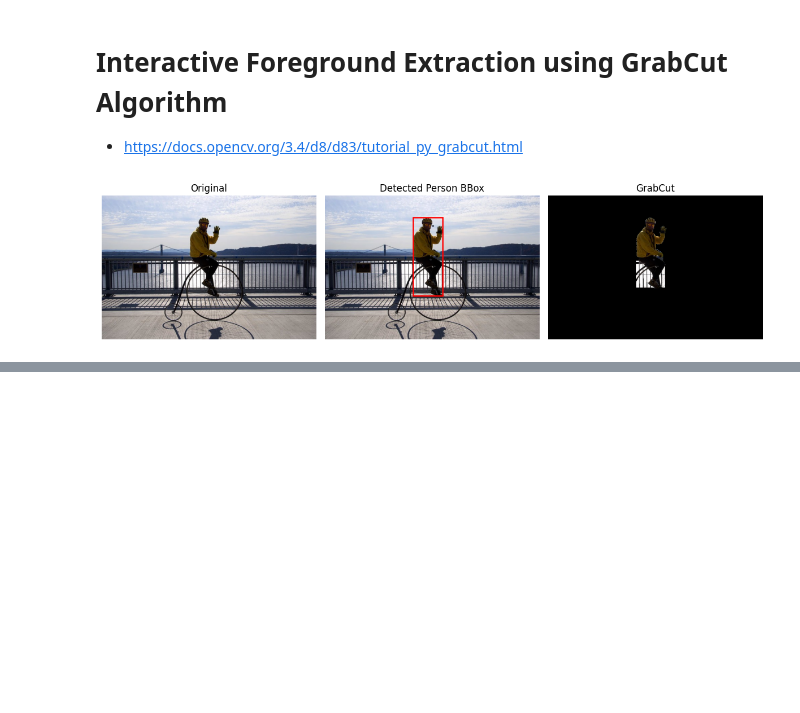
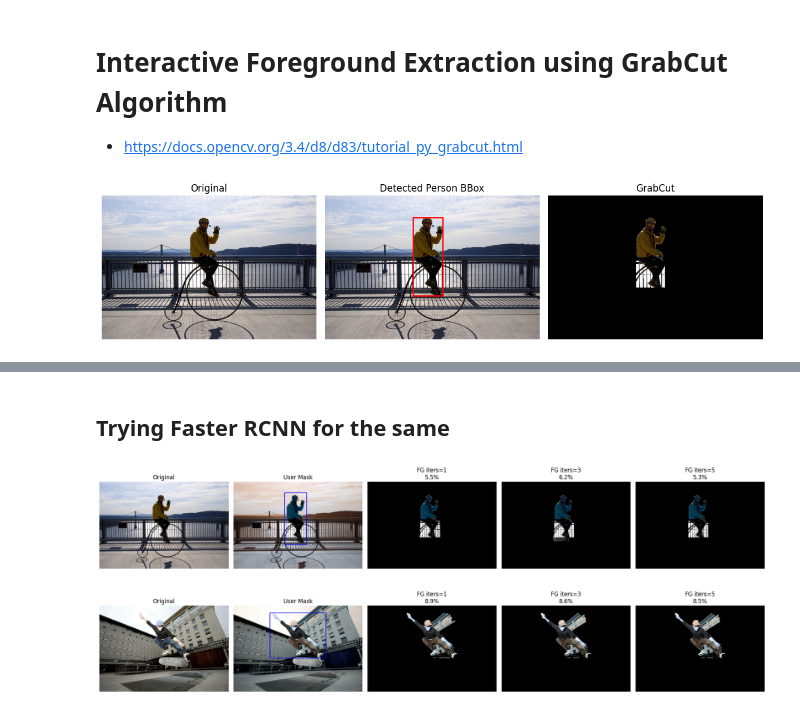
Before and after one commit to aakriti-st126490/SegmentationToVAE, a Jupyter notebook: Task_1.ipynb, the cells around one changed output, grey strips where cells are left out. Cells and saved outputs as stored; diff of their text form; code cells hidden in the pictures; blank space fills up the shorter version.

Commit message:
Added iterations, tried out SSD

```diff
--- a/Task_1.ipynb
+++ b/Task_1.ipynb
@@ -86,0 +172,79 @@ plt.show()
+# %% [markdown]
+## Trying Faster RCNN for the same
+# %%
+def grabcut_with_iterations(img_np, rect, iterations_list=[1,3,5]):
+    results = []
+    h, w = img_np.shape[:2]
+
+    for iters in iterations_list:
+        mask = np.zeros((h, w), np.uint8)
+        bgdModel = np.zeros((1,65), np.float64)
+        fgdModel = np.zeros((1,65), np.float64)
+        cv2.grabCut(img_np, mask, rect, bgdModel, fgdModel, iters, cv2.GC_INIT_WITH_RECT)
+        mask2 = np.where((mask==2)|(mask==0),0,1).astype('uint8')
+        fg_only = img_np * mask2[:, :, np.newaxis]
+        overlay = img_np.copy()
+        overlay[mask2==0] = (0,0,0)
+        fg_percent = mask2.sum() / (h*w) * 100
+        results.append((iters, mask2, fg_only, overlay, fg_percent))
+    return results
+
+def detect_person_bbox(img_path, model, margin=10):
+    img = Image.open(img_path).convert("RGB")
+    img_np = np.array(img)
+    h_orig, w_orig = img_np.shape[:2]
+    tensor = torchvision.transforms.functional.to_tensor(img)
+    with torch.no_grad():
+        outputs = model([tensor])[0]
+    boxes = outputs['boxes']
+    labels = outputs['labels']
+    scores = outputs['scores']
+    person_boxes = [(box, score) for box, label, score in zip(boxes, labels, scores)
+                    if label==1 and score>0.5]
+    if len(person_boxes)==0:
+        raise Exception(f"No person detected in {img_path}")
+    best_box, _ = max(person_boxes, key=lambda x:x[1])
+    bx1, by1, bx2, by2 = best_box.int().tolist()
+    bw, bh = bx2-bx1, by2-by1
+
+    # Add margin and clamp to image bounds
+    x = max(bx1 - margin, 0)
+    y = max(by1 - margin, 0)
+    w = min(bw + 2*margin, w_orig - x)
+    h = min(bh + 2*margin, h_orig - y)
+    rect = (x, y, w, h)
+    return img, img_np, rect
+
+# load Faster R-CNN once
+model = torchvision.models.detection.fasterrcnn_resnet50_fpn(weights="DEFAULT")
+model.eval()
+
+images = ["./data/asm-1.jpg","./data/asm-2.jpg"]
+
+for img_path in images:
+    img, img_np, rect = detect_person_bbox(img_path, model, margin=10)
+    results = grabcut_with_iterations(img_np, rect, [1,3,5])
+
+    fig, axes = plt.subplots(1, 2+len(results), figsize=(4*(2+len(results)),5))
+
+    axes[0].imshow(img)
+    axes[0].axis('off')
+    axes[0].set_title("Original")
+
+    mask_vis = img_np.copy()
+    x, y, w, h = rect
+    cv2.rectangle(mask_vis, (x, y), (x+w, y+h), (255,0,0), 2)
+    axes[1].imshow(cv2.cvtColor(mask_vis, cv2.COLOR_BGR2RGB))
+    axes[1].axis('off')
+    axes[1].set_title("User Mask")
+
+    for i, (iters, mask2, fg_only, overlay, fg_percent) in enumerate(results):
+        axes[2+i].imshow(cv2.cvtColor(fg_only, cv2.COLOR_BGR2RGB))
+        axes[2+i].axis('off')
+        axes[2+i].set_title(f"FG iters={iters}\n{fg_percent:.1f}%")
+
+    plt.tight_layout()
+    plt.show()
+# %% [output]
+[figure, added]
+[figure, added]
```
Also changed, not shown: parts of 5 cells of this notebook.
